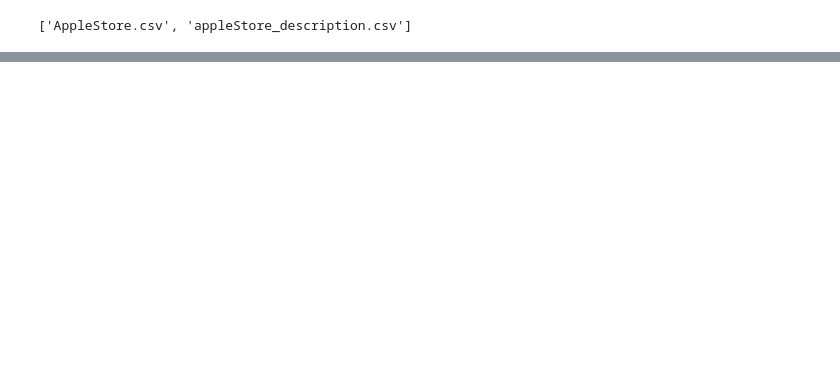
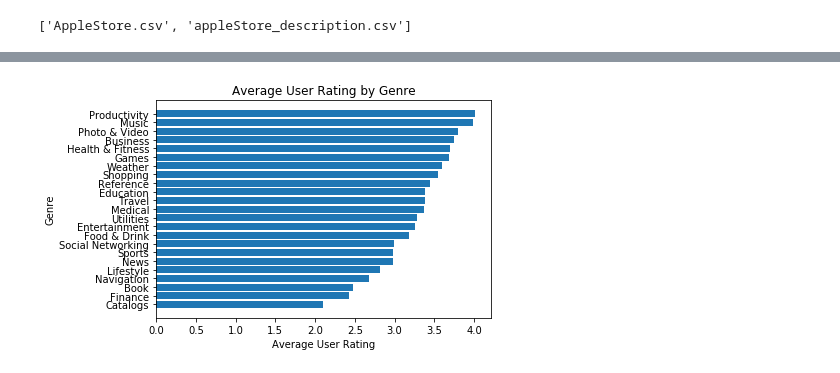
Before and after one commit to cgman64/apple-store-analysis, a Jupyter notebook: appStoreAnalysis.ipynb, the cells around one changed output, grey strips where cells are left out. Drawn from its saved outputs; the diff is of its cells as text; code cells hidden in the pictures; blank space fills up the shorter version.

```diff
--- a/appStoreAnalysis.ipynb
+++ b/appStoreAnalysis.ipynb
@@ -32,0 +65,8 @@ display(description.head())
+# %%
+print("Average Ratings")
+averages = []
+for g in store.prime_genre.unique():
+    avg = round(np.mean(store[store.prime_genre==g].user_rating),2)
+    averages.append((g, avg))
+avg_ratings_genre=pd.DataFrame(averages, columns=['genre','average rating']).sort_values(by='average rating',ascending=False).reset_index(drop=True)
+avg_ratings_genre
@@ -32,0 +92,12 @@ display(description.head())
+# %%
+import matplotlib.pyplot as plt
+%matplotlib inline
+avg_ratings_genre=avg_ratings_genre.sort_values(by='average rating',ascending=True).reset_index(drop=True)
+plt.barh(y=avg_ratings_genre['genre'],width=avg_ratings_genre['average rating'])
+plt.xlabel('Average User Rating')
+plt.ylabel('Genre')
+plt.title('Average User Rating by Genre')
+
+plt.show()
+# %% [output]
+[figure, added]
```
Also changed, not shown: parts of 7 cells of this notebook.
